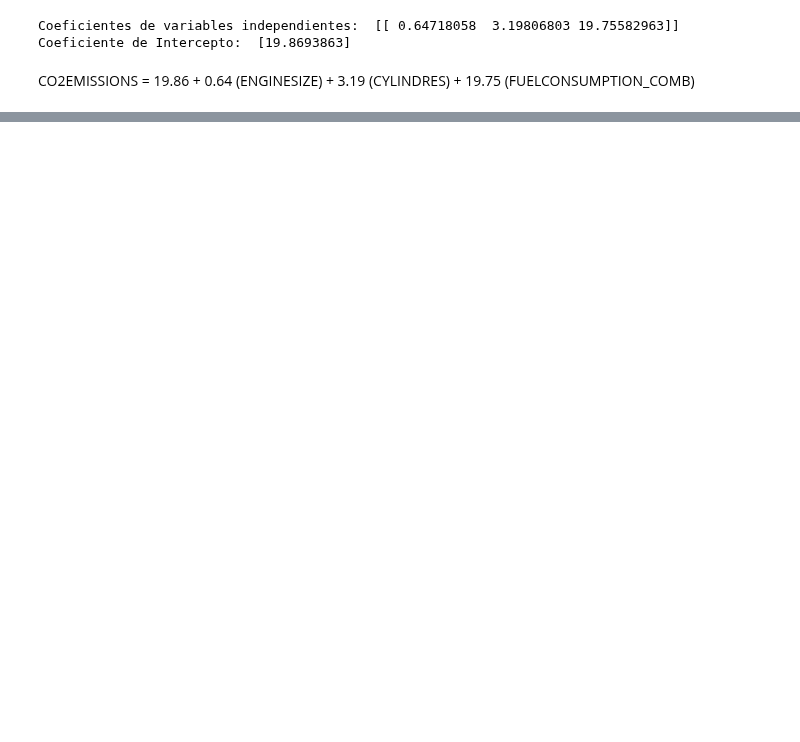
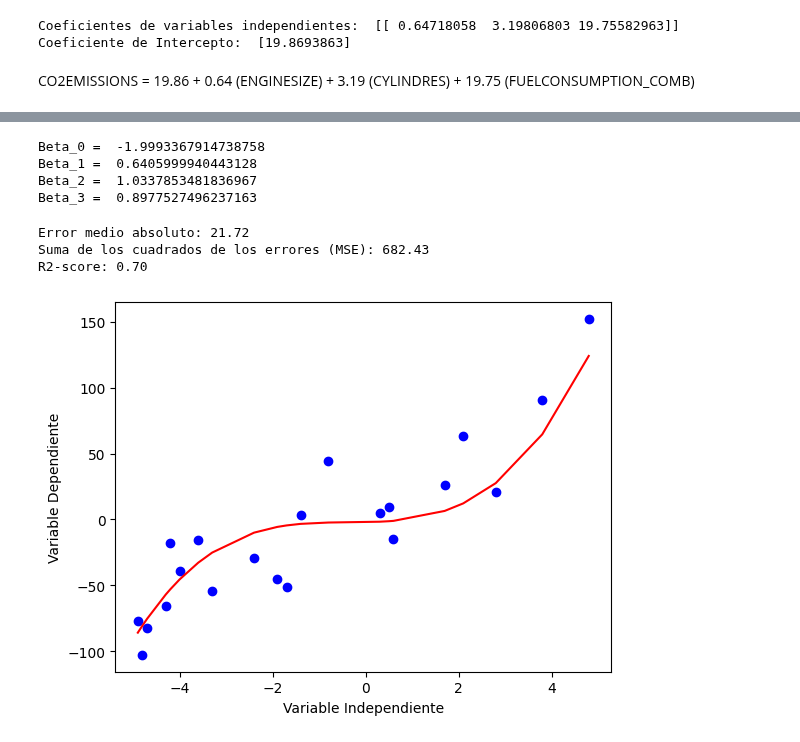
Before and after one commit to Benmaza/Benmaza, a Jupyter notebook: EBAC/Consumodegasolina.ipynb, the cells around one changed output, grey strips where cells are left out. Drawn from its saved outputs; the diff is of its cells as text; code cells hidden in the pictures; blank space fills up the shorter version.

```diff
--- a/EBAC/Consumodegasolina.ipynb
+++ b/EBAC/Consumodegasolina.ipynb
@@ -264,0 +321,3 @@ R2-score: 0.95
+# %%
+msk = np.random.rand(len(x)) < 0.8
+msk
@@ -264,0 +337,35 @@ R2-score: 0.95
+# %%
+train_x = x[msk]
+test_x = x[~msk]
+train_y = ydata[msk]
+test_y = ydata[~msk]
+# %%
+# Optimizacion de los coeficientes
+popt, pcov = curve_fit(pol_grado3, train_x, train_y)
+# %%
+print("Beta_0 = ", popt[0], "\nBeta_1 = ", popt[1], "\nBeta_2 = ", popt[2], "\nBeta_3 = ", popt[3])
+# %% [output]
+Beta_0 =  -1.9993367914738758
+Beta_1 =  0.6405999940443128
+Beta_2 =  1.0337853481836967
+Beta_3 =  0.8977527496237163
+# %%
+# Prediccion
+
+y_hat = pol_grado3(test_x, popt[0], popt[1], popt[2], popt[3])
+# %%
+print("Error medio absoluto: %.2f" % np.mean(np.absolute(y_hat - test_y)))
+print("Suma de los cuadrados de los errores (MSE): %.2f" % np.mean((y_hat - test_y) ** 2))
+print("R2-score: %.2f" % r2_score(y_hat , test_y) )
+# %% [output]
+Error medio absoluto: 21.72
+Suma de los cuadrados de los errores (MSE): 682.43
+R2-score: 0.70
+# %%
+plt.plot(test_x, test_y, 'bo')
+plt.plot(test_x, y_hat, 'r')
+plt.ylabel('Variable Dependiente')
+plt.xlabel('Variable Independiente')
+plt.show()
+# %% [output]
+[figure, added]
```
Also changed, not shown: parts of 23 cells of this notebook, 3 other files.
